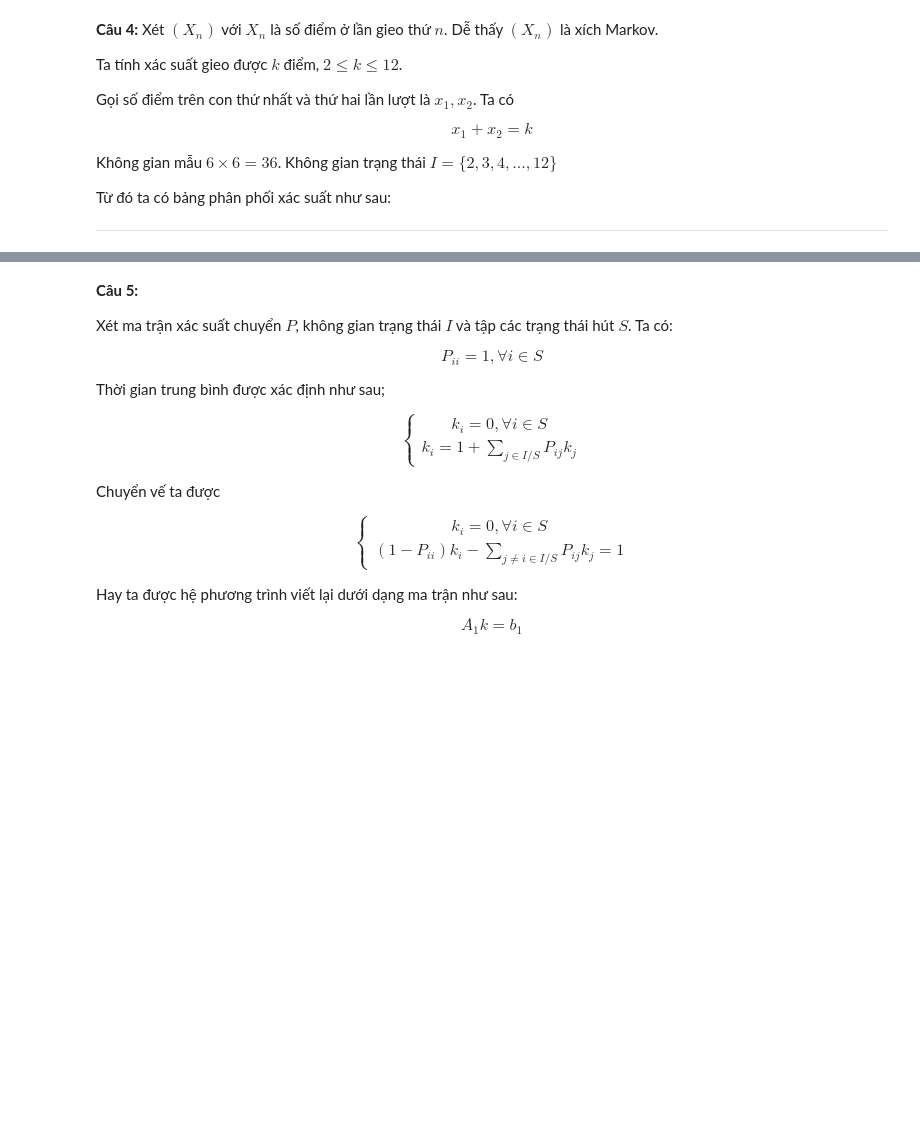
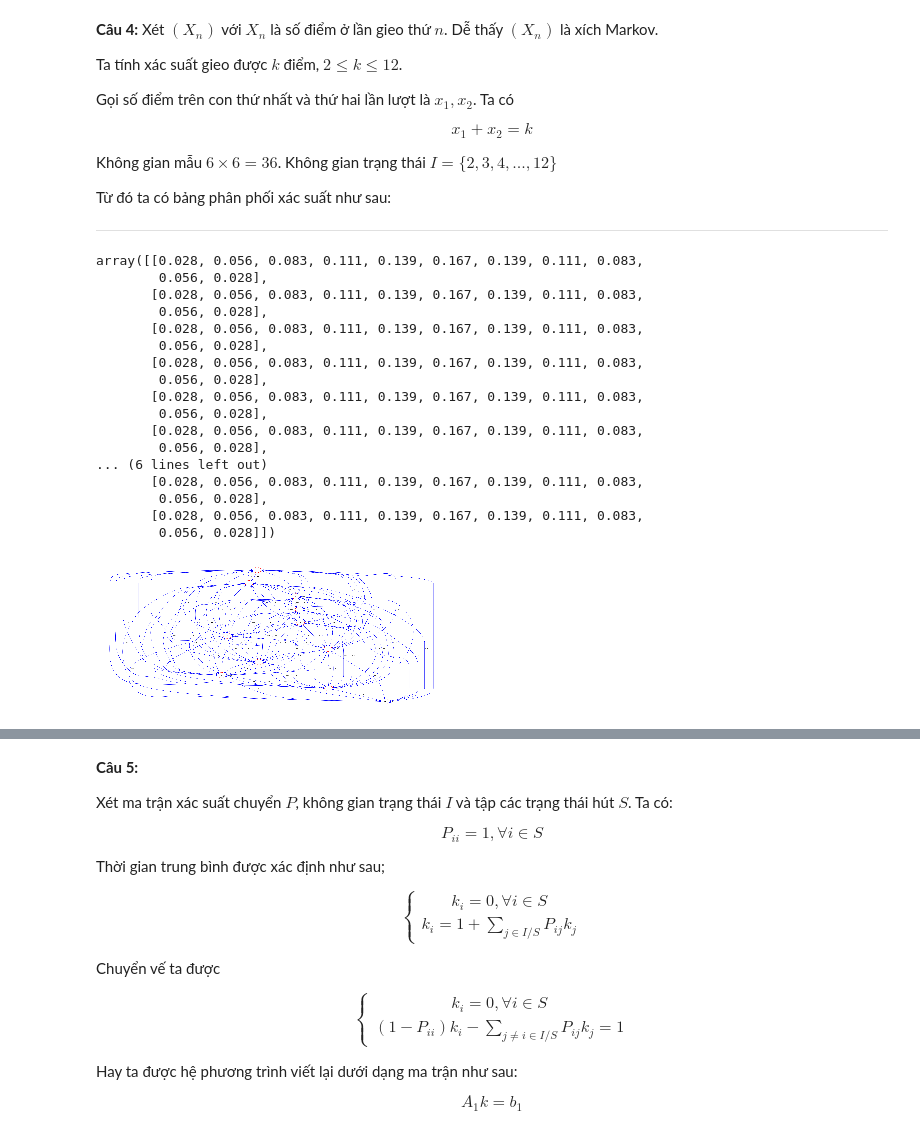
Before and after one commit to jurgendn/processviz, a Jupyter notebook: Assignment 5.ipynb, the cells around one changed output, grey strips where cells are left out. Saved outputs shown, nothing was run; the diff lists cells and outputs as text; code cells hidden in the pictures; blank space fills up the shorter version.

```diff
--- a/Assignment 5.ipynb
+++ b/Assignment 5.ipynb
@@ -269,3 +269,27 @@ Không gian mẫu $6 \times 6 = 36$. Không gian trạng thái $I = \{2,3,4,...,
 Từ đó ta có bảng phân phối xác suất như sau:
 
 ---
+# %%
+G2 = pvz.MarkovChain()
+G2.from_file('./ass5/input_3.csv')
+G2.generate_graph()
+G2.data
+# %% [output]
+array([[0.028, 0.056, 0.083, 0.111, 0.139, 0.167, 0.139, 0.111, 0.083,
+        0.056, 0.028],
+       [0.028, 0.056, 0.083, 0.111, 0.139, 0.167, 0.139, 0.111, 0.083,
+        0.056, 0.028],
+       [0.028, 0.056, 0.083, 0.111, 0.139, 0.167, 0.139, 0.111, 0.083,
+        0.056, 0.028],
+       [0.028, 0.056, 0.083, 0.111, 0.139, 0.167, 0.139, 0.111, 0.083,
+        0.056, 0.028],
+       [0.028, 0.056, 0.083, 0.111, 0.139, 0.167, 0.139, 0.111, 0.083,
+        0.056, 0.028],
+       [0.028, 0.056, 0.083, 0.111, 0.139, 0.167, 0.139, 0.111, 0.083,
+        0.056, 0.028],
+... (6 lines left out)
+       [0.028, 0.056, 0.083, 0.111, 0.139, 0.167, 0.139, 0.111, 0.083,
+        0.056, 0.028],
+       [0.028, 0.056, 0.083, 0.111, 0.139, 0.167, 0.139, 0.111, 0.083,
+        0.056, 0.028]])
+[figure, added]
```
Also changed, not shown: parts of 2 cells of this notebook, 5 other files.
